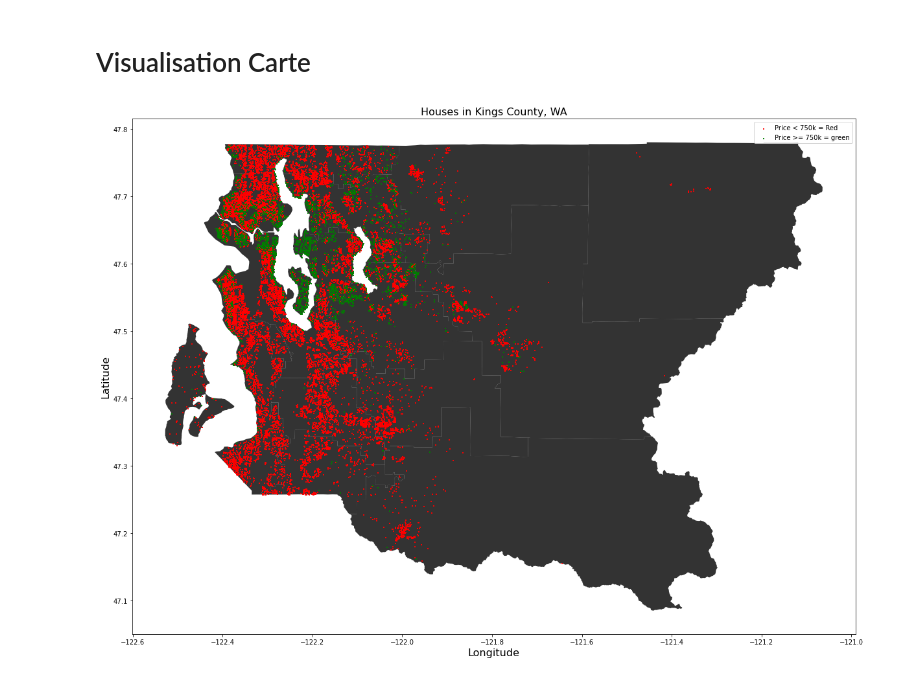
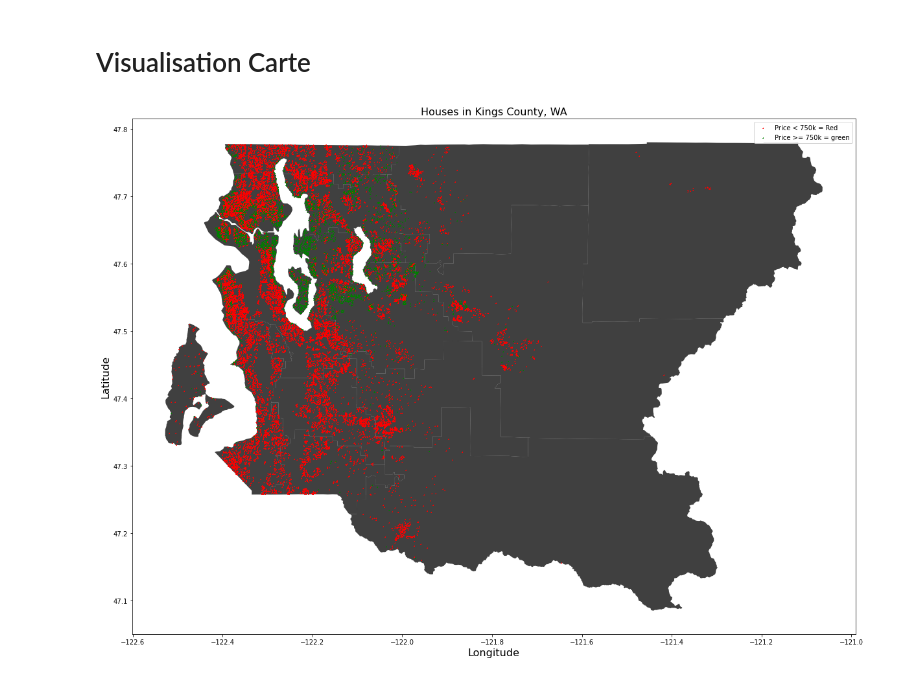
Before and after one commit to StevenDelval/application_pr-diction_prix_maison, a Jupyter notebook: data_cleaning_analysis.ipynb, the cells around one changed output. Saved outputs shown, nothing was run; the diff lists cells and outputs as text; code cells hidden in the pictures.

```diff
--- a/data_cleaning_analysis.ipynb
+++ b/data_cleaning_analysis.ipynb
@@ -77,18 +63,23 @@ df.head(6)
 # %%
 
 geometry = [Point(xy) for xy in zip(df["long"],df["lat"])]
 geo_df = GeoDataFrame(df,geometry =geometry)
 kings_county = gpd.read_file('School_Districts_in_King_County___schdst_area/School_Districts_in_King_County___schdst_area.shp')
 
 fig, ax = plt.subplots(figsize = (20,20))
-kings_county.plot(ax=ax, alpha = 0.8, color = 'black')
-geo_df[geo_df['price'] < 750000].plot(ax = ax , markersize = 1,color = 'red',marker = 's',label = 'Price < 750k = Red', aspect = 1.5)
-geo_df[geo_df['price'] >= 750000].plot(ax = ax , markersize = 1,color = 'green',marker = 's',label = 'Price >= 750k = green', aspect = 1.5)
+kings_county.plot(ax=ax, alpha = 0.75, color = 'black')
+
+geo_df[geo_df['price'] < 750000].plot(ax = ax , markersize = 1,color = 'red',marker = '+',label = 'Price < 750k = Red', aspect = 1.5)
+geo_df[geo_df['price'] >= 750000].plot(ax = ax , markersize = 1,color = 'green',marker = '+',label = 'Price >= 750k = green', aspect = 1.5)
+
+
 plt.legend(prop = {'size':10} )
 ax.set_title('Houses in Kings County, WA', fontdict = {'fontsize':
                 16})
 ax.set_ylabel('Latitude',fontdict = {'fontsize': 16})
 ax.set_xlabel('Longitude',fontdict = {'fontsize': 16})
+
+
 plt.show()
 # %% [output]
-[figure, old version]
+[figure, new version]
```
Also changed, not shown: parts of 8 cells of this notebook.
